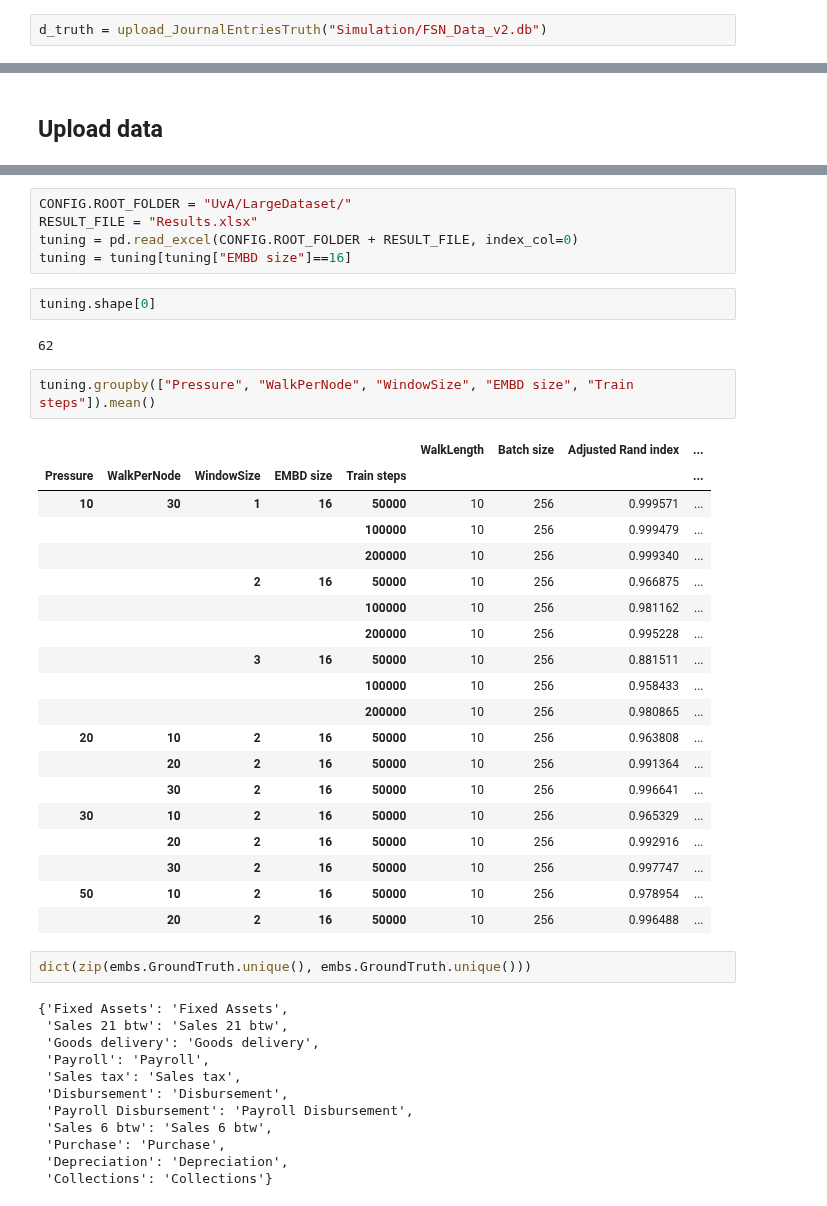
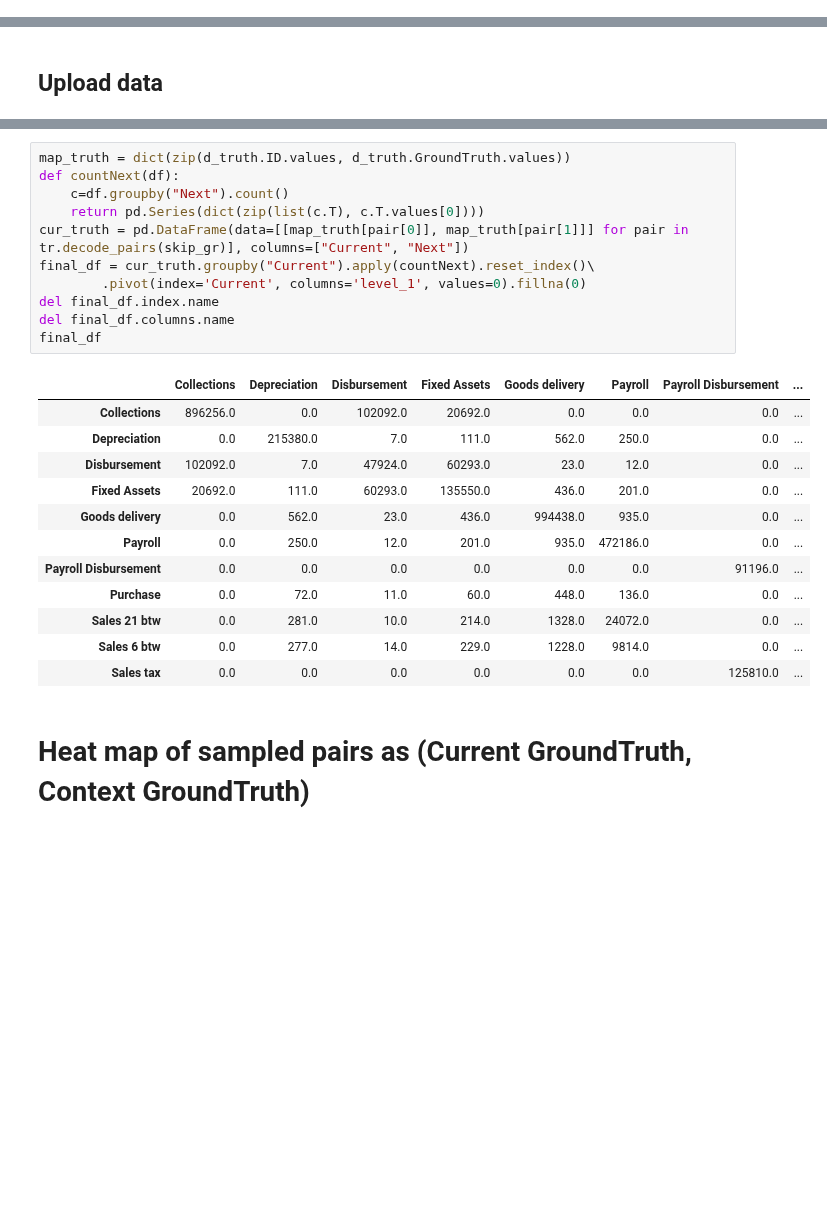
Before and after one commit to AlexWorldD/NetEmbs, a Jupyter notebook: Sensitivity analysis.ipynb, the cells around one changed output, grey strips where cells are left out. Cells and saved outputs as stored; diff of their text form; blank space fills up the shorter version.

```diff
--- a/Sensitivity analysis.ipynb
+++ b/Sensitivity analysis.ipynb
@@ -11,2 +4,0 @@ from NetEmbs import *
-# %%
-d_truth = upload_JournalEntriesTruth("Simulation/FSN_Data_v2.db")
@@ -337,45 +56,26 @@ plot_tSNE(embs, "label", context="paper_full", title=None)
-# %%
-CONFIG.ROOT_FOLDER = "UvA/LargeDataset/"
-RESULT_FILE = "Results.xlsx"
-tuning = pd.read_excel(CONFIG.ROOT_FOLDER + RESULT_FILE, index_col=0)
-tuning = tuning[tuning["EMBD size"]==16]
-# %%
-tuning.shape[0]
-# %% [output]
-62
-# %%
-tuning.groupby(["Pressure", "WalkPerNode", "WindowSize", "EMBD size", "Train steps"]).mean()
-# %% [output]
-|  |  |  |  |  | WalkLength | Batch size | Adjusted Rand index | ... |
-| Pressure | WalkPerNode | WindowSize | EMBD size | Train steps |  |  |  | ... |
-| 10 | 30 | 1 | 16 | 50000 | 10 | 256 | 0.999571 | ... |
-|  |  |  |  | 100000 | 10 | 256 | 0.999479 | ... |
-|  |  |  |  | 200000 | 10 | 256 | 0.999340 | ... |
-|  |  | 2 | 16 | 50000 | 10 | 256 | 0.966875 | ... |
-|  |  |  |  | 100000 | 10 | 256 | 0.981162 | ... |
-|  |  |  |  | 200000 | 10 | 256 | 0.995228 | ... |
-|  |  | 3 | 16 | 50000 | 10 | 256 | 0.881511 | ... |
-|  |  |  |  | 100000 | 10 | 256 | 0.958433 | ... |
-|  |  |  |  | 200000 | 10 | 256 | 0.980865 | ... |
-| 20 | 10 | 2 | 16 | 50000 | 10 | 256 | 0.963808 | ... |
-|  | 20 | 2 | 16 | 50000 | 10 | 256 | 0.991364 | ... |
-|  | 30 | 2 | 16 | 50000 | 10 | 256 | 0.996641 | ... |
-| 30 | 10 | 2 | 16 | 50000 | 10 | 256 | 0.965329 | ... |
-|  | 20 | 2 | 16 | 50000 | 10 | 256 | 0.992916 | ... |
-|  | 30 | 2 | 16 | 50000 | 10 | 256 | 0.997747 | ... |
-| 50 | 10 | 2 | 16 | 50000 | 10 | 256 | 0.978954 | ... |
-|  | 20 | 2 | 16 | 50000 | 10 | 256 | 0.996488 | ... |
-# %%
-dict(zip(embs.GroundTruth.unique(), embs.GroundTruth.unique()))
-# %% [output]
-{'Fixed Assets': 'Fixed Assets',
- 'Sales 21 btw': 'Sales 21 btw',
- 'Goods delivery': 'Goods delivery',
- 'Payroll': 'Payroll',
- 'Sales tax': 'Sales tax',
- 'Disbursement': 'Disbursement',
- 'Payroll Disbursement': 'Payroll Disbursement',
- 'Sales 6 btw': 'Sales 6 btw',
- 'Purchase': 'Purchase',
- 'Depreciation': 'Depreciation',
- 'Collections': 'Collections'}
+# %%
+map_truth = dict(zip(d_truth.ID.values, d_truth.GroundTruth.values))
+def countNext(df):
+    c=df.groupby("Next").count()
+    return pd.Series(dict(zip(list(c.T), c.T.values[0])))
+cur_truth = pd.DataFrame(data=[[map_truth[pair[0]], map_truth[pair[1]]] for pair in tr.decode_pairs(skip_gr)], columns=["Current", "Next"])
+final_df = cur_truth.groupby("Current").apply(countNext).reset_index()\
+        .pivot(index='Current', columns='level_1', values=0).fillna(0)
+del final_df.index.name
+del final_df.columns.name
+final_df
+# %% [output]
+|  | Collections | Depreciation | Disbursement | Fixed Assets | Goods delivery | Payroll | Payroll Disbursement | ... |
+| Collections | 896256.0 | 0.0 | 102092.0 | 20692.0 | 0.0 | 0.0 | 0.0 | ... |
+| Depreciation | 0.0 | 215380.0 | 7.0 | 111.0 | 562.0 | 250.0 | 0.0 | ... |
+| Disbursement | 102092.0 | 7.0 | 47924.0 | 60293.0 | 23.0 | 12.0 | 0.0 | ... |
+| Fixed Assets | 20692.0 | 111.0 | 60293.0 | 135550.0 | 436.0 | 201.0 | 0.0 | ... |
+| Goods delivery | 0.0 | 562.0 | 23.0 | 436.0 | 994438.0 | 935.0 | 0.0 | ... |
+| Payroll | 0.0 | 250.0 | 12.0 | 201.0 | 935.0 | 472186.0 | 0.0 | ... |
+| Payroll Disbursement | 0.0 | 0.0 | 0.0 | 0.0 | 0.0 | 0.0 | 91196.0 | ... |
+| Purchase | 0.0 | 72.0 | 11.0 | 60.0 | 448.0 | 136.0 | 0.0 | ... |
+| Sales 21 btw | 0.0 | 281.0 | 10.0 | 214.0 | 1328.0 | 24072.0 | 0.0 | ... |
+| Sales 6 btw | 0.0 | 277.0 | 14.0 | 229.0 | 1228.0 | 9814.0 | 0.0 | ... |
+| Sales tax | 0.0 | 0.0 | 0.0 | 0.0 | 0.0 | 0.0 | 125810.0 | ... |
+# %% [markdown]
+# Heat map of sampled pairs as (Current GroundTruth, Context GroundTruth)
```
Also changed, not shown: parts of 35 cells of this notebook, 23 other files.
